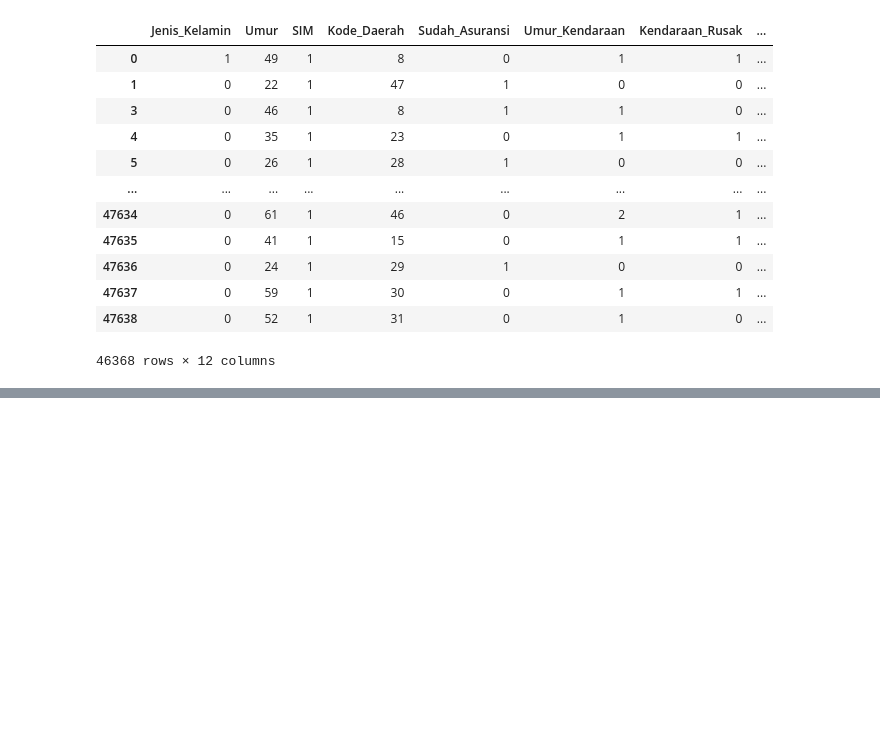
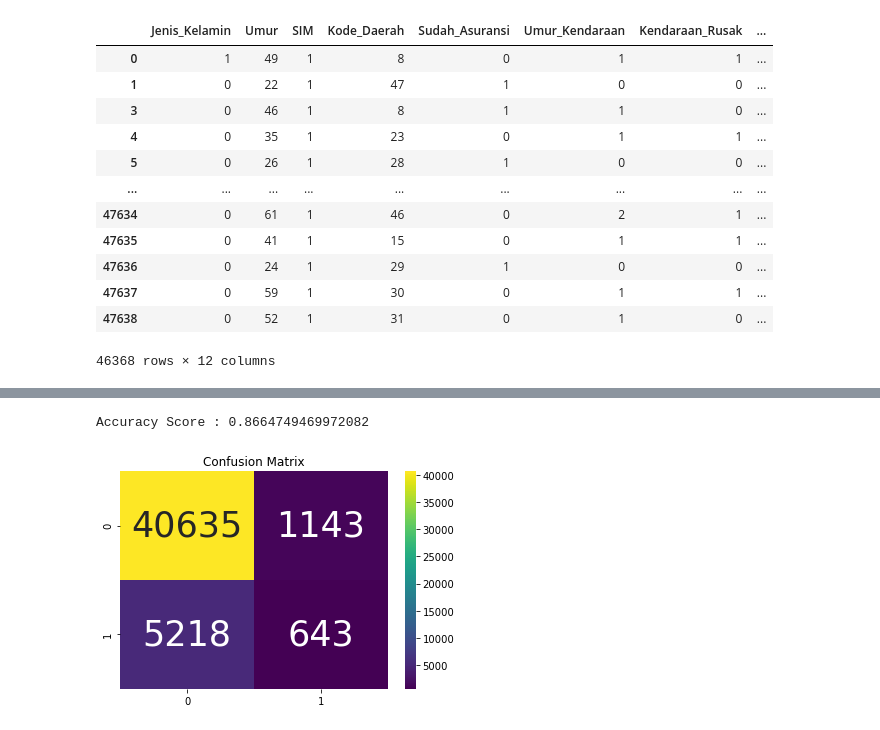
Before and after one commit to raihanmuhith/Classification, a Jupyter notebook: Tubes MCL 2.ipynb, the cells around one changed output, grey strips where cells are left out. Cells and saved outputs as stored; diff of their text form; code cells hidden in the pictures; blank space fills up the shorter version.

```diff
--- a/Tubes MCL 2.ipynb
+++ b/Tubes MCL 2.ipynb
@@ -721,0 +724,4 @@ removed_outliers_test.to_csv('Result.csv', index=False)
+# %%
+scaler = MinMaxScaler()
+df_scaled2 = pd.DataFrame(scaler.fit_transform(df_drop.astype(float)), columns=df_drop.columns)
+df_scaled2
@@ -721,0 +742,3 @@ removed_outliers_test.to_csv('Result.csv', index=False)
+# %%
+df_test_scaled = pd.DataFrame(scaler.fit_transform(df_test.astype(float)), columns=df_test.columns)
+df_test_scaled
@@ -721,0 +759,20 @@ removed_outliers_test.to_csv('Result.csv', index=False)
+# %%
+x_train = df_scaled2.drop('Tertarik',1)
+y_train = df_scaled2['Tertarik']
+
+x_test = df_test_scaled.drop('Tertarik',1)
+y_test = df_test_scaled['Tertarik']
+# %%
+model_RF = RandomForestClassifier()
+model_RF.fit(x_train, y_train)
+y_pred_RF = model_RF.predict(x_test)
+
+print('Accuracy Score :',accuracy_score(y_test, y_pred_RF))
+# %% [output]
+Accuracy Score : 0.8664749469972082
+# %%
+matrix = confusion_matrix(y_test, y_pred_RF)
+sns.heatmap(data=matrix,cmap="viridis",annot=True,fmt=".0f",annot_kws={"size":35},).set_title('Confusion Matrix')
+plt.show()
+# %% [output]
+[figure, added]
```
Also changed, not shown: parts of 14 cells of this notebook, 2 other files.
